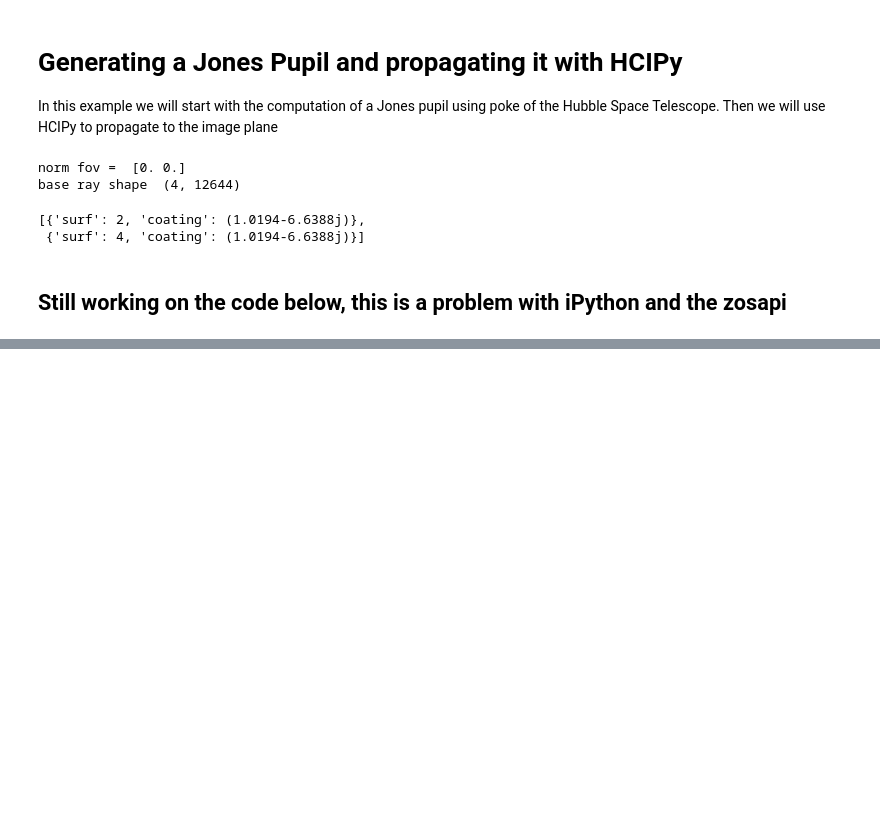
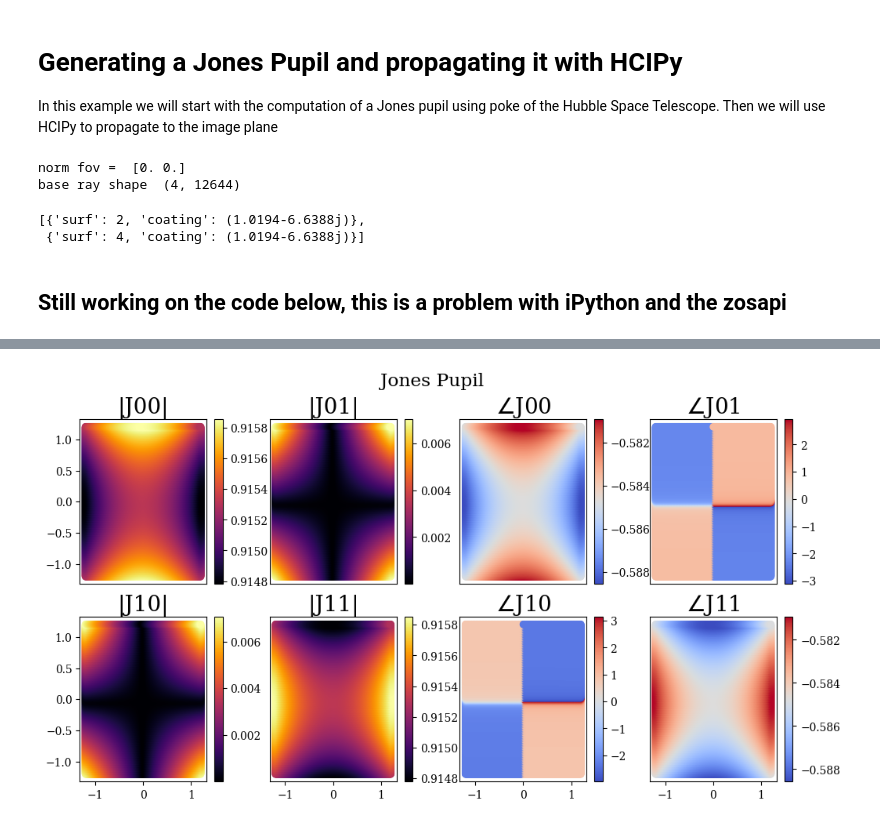
Before and after one commit to Jashcraf/poke, a Jupyter notebook: examples/HCIPy Polarized Wavefront.ipynb, the cells around one changed output, grey strips where cells are left out. Saved outputs shown, nothing was run; the diff lists cells and outputs as text; code cells hidden in the pictures; blank space fills up the shorter version.

```diff
--- a/examples/HCIPy Polarized Wavefront.ipynb
+++ b/examples/HCIPy Polarized Wavefront.ipynb
@@ -67,0 +87,4 @@ File name: 'ZOSAPI_Interfaces, Version=1.0.0.0, Culture=neutral, PublicKeyToken=
+# %%
+plot.JonesPupil(raybundle)
+# %% [output]
+[figure, added]
```
Also changed, not shown: parts of 20 cells of this notebook, 5 other files.
